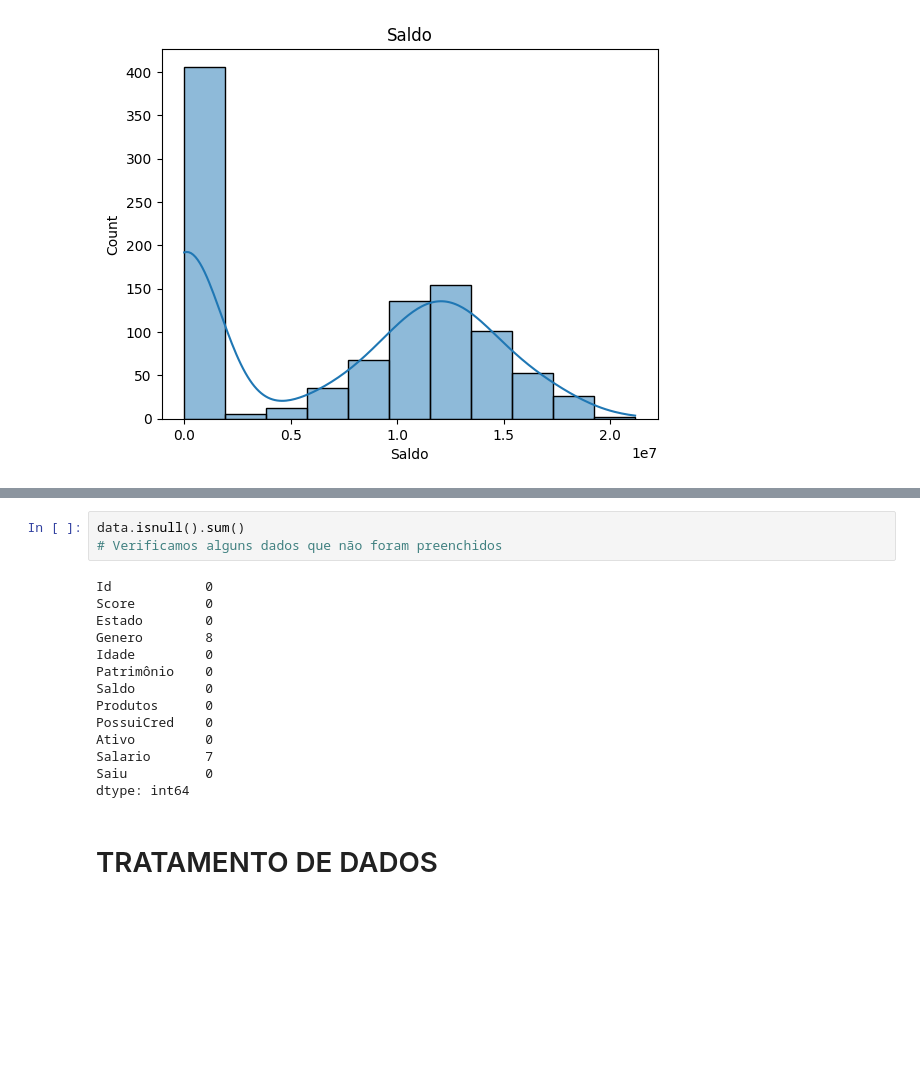
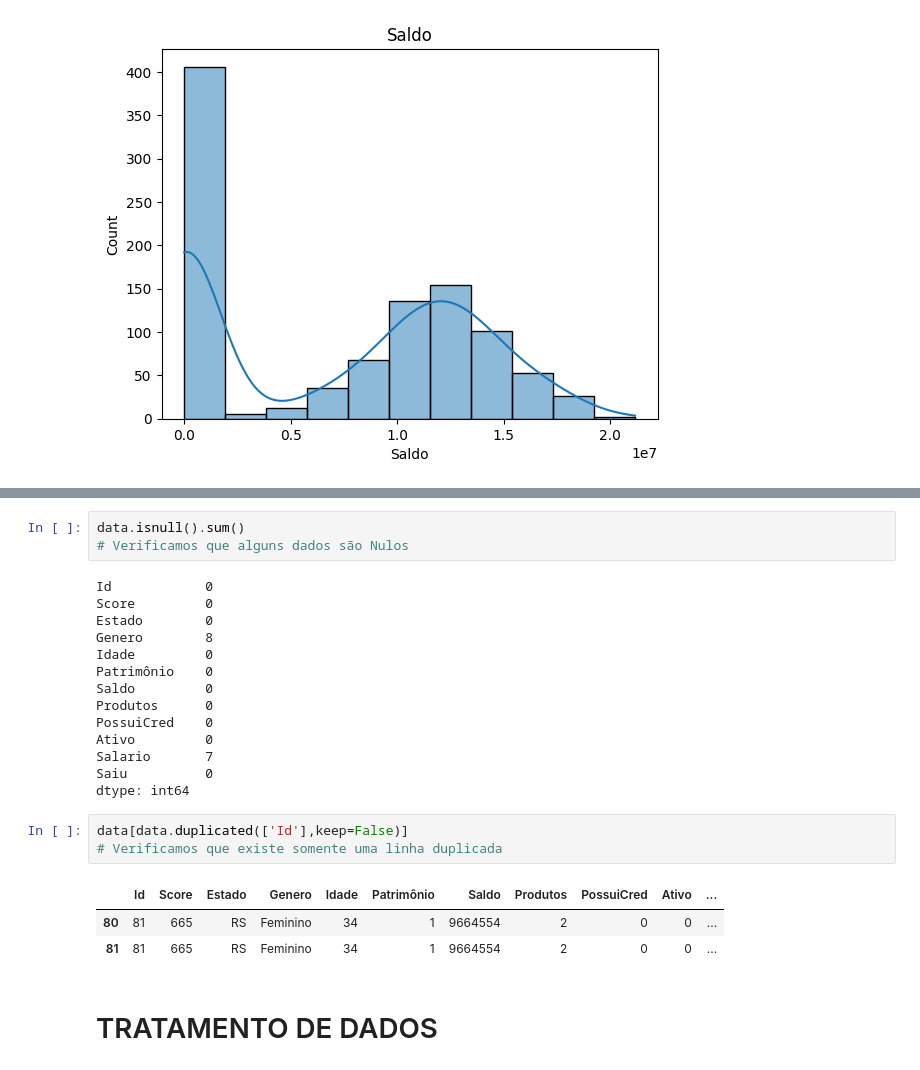
Before and after one commit to MarcosABP/Churn-Dataset, a Jupyter notebook: crashdata.ipynb, the cells around one changed output, grey strips where cells are left out. Drawn from its saved outputs; the diff is of its cells as text; blank space fills up the shorter version.

```diff
--- a/crashdata.ipynb
+++ b/crashdata.ipynb
@@ -125,6 +122,6 @@ Name: Salario, dtype: float64
 # %%
 data.isnull().sum()
-# Verificamos alguns dados que não foram preenchidos
+# Verificamos que alguns dados são Nulos
 # %% [output]
 Id            0
 Score         0
@@ -139,6 +136,13 @@ Ativo         0
 Salario       7
 Saiu          0
 dtype: int64
+# %%
+data[data.duplicated(['Id'],keep=False)]
+# Verificamos que existe somente uma linha duplicada
+# %% [output]
+|  | Id | Score | Estado | Genero | Idade | Patrimônio | Saldo | Produtos | PossuiCred | Ativo | ... |
+| 80 | 81 | 665 | RS | Feminino | 34 | 1 | 9664554 | 2 | 0 | 0 | ... |
+| 81 | 81 | 665 | RS | Feminino | 34 | 1 | 9664554 | 2 | 0 | 0 | ... |
 # %% [markdown]
 # TRATAMENTO DE DADOS
 # %% [markdown]
```
Also changed, not shown: parts of 8 cells of this notebook.
